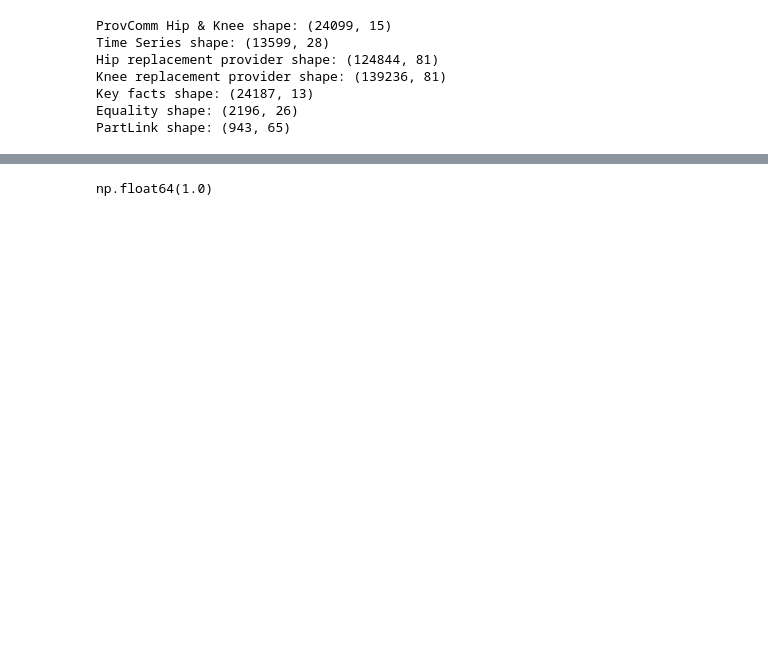
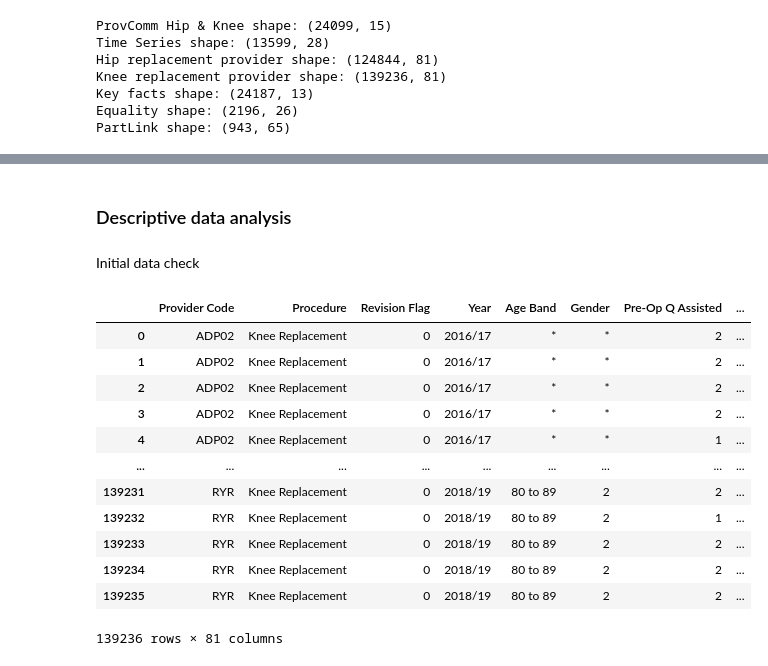
Before and after one commit to LALITAMITTAL18/EAISI-NHS, a Jupyter notebook: data/UnderstandingData/Gino.ipynb, the cells around one changed output, grey strips where cells are left out. Drawn from its saved outputs; the diff is of its cells as text; code cells hidden in the pictures; blank space fills up the shorter version.

Commit message:
Descriptive analyses done on dataset

```diff
--- a/data/UnderstandingData/Gino.ipynb
+++ b/data/UnderstandingData/Gino.ipynb
@@ -145,21 +116,0 @@ Values (up to 139236): [28.123754   39.59274967 40.25078924 ... 35.84346766 37.1
-# %%
-columns_to_fix = ["Cancer", "Circulation", "Depression", "Diabetes", "Arthritis", "Heart Disease", "High Bp", "Kidney Disease", "Lung Disease", "Liver Disease", "Nervous System", "Stroke"]
-
-df_Tbl_Knee_Replacement_Provider[columns_to_fix] = df_Tbl_Knee_Replacement_Provider[columns_to_fix].replace(9, 0)
-df_Tbl_Knee_Replacement_Provider_cleaned = df_Tbl_Knee_Replacement_Provider.replace(9, pd.NA).replace("*", pd.NA)
-
-Missing_Values = (pd.DataFrame({
-    'Data_type':    df_Tbl_Knee_Replacement_Provider_cleaned.select_dtypes(include= "number").dtypes,
-    'total':        df_Tbl_Knee_Replacement_Provider_cleaned.count(),
-    'Missing':      df_Tbl_Knee_Replacement_Provider_cleaned.isna().sum()
-})
-.assign(
-        complete_pct = lambda x: round(100 * ((x['total']) - x['Missing']) / (x['total']), 2)
-)
-.sort_values('complete_pct', ascending=False))
-with pd.option_context(
-    "display.max_rows", None,
-    "display.max_columns", None
-):
-
-    display(Missing_Values)
@@ -266,6 +117,20 @@ Missing_Values.to_excel(
-# %%
-df_Tbl_Knee_Replacement_Provider_cleaned["Knee Replacement EQ 5D Index Post-Op Q Predicted"].fillna("Missing").value_counts()
-
-df_Tbl_Knee_Replacement_Provider_cleaned["Knee Replacement EQ 5D Index Post-Op Q Predicted"].max()
-# %% [output]
-np.float64(1.0)
+# %% [markdown]
+### Descriptive data analysis
+# %% [markdown]
+Initial data check
+# %%
+display(df_Tbl_Knee_Replacement_Provider)
+# %% [output]
+|  | Provider Code | Procedure | Revision Flag | Year | Age Band | Gender | Pre-Op Q Assisted | ... |
+| 0 | ADP02 | Knee Replacement | 0 | 2016/17 | * | * | 2 | ... |
+| 1 | ADP02 | Knee Replacement | 0 | 2016/17 | * | * | 2 | ... |
+| 2 | ADP02 | Knee Replacement | 0 | 2016/17 | * | * | 2 | ... |
+| 3 | ADP02 | Knee Replacement | 0 | 2016/17 | * | * | 2 | ... |
+| 4 | ADP02 | Knee Replacement | 0 | 2016/17 | * | * | 1 | ... |
+| ... | ... | ... | ... | ... | ... | ... | ... | ... |
+| 139231 | RYR | Knee Replacement | 0 | 2018/19 | 80 to 89 | 2 | 2 | ... |
+| 139232 | RYR | Knee Replacement | 0 | 2018/19 | 80 to 89 | 2 | 1 | ... |
+| 139233 | RYR | Knee Replacement | 0 | 2018/19 | 80 to 89 | 2 | 2 | ... |
+| 139234 | RYR | Knee Replacement | 0 | 2018/19 | 80 to 89 | 2 | 2 | ... |
+| 139235 | RYR | Knee Replacement | 0 | 2018/19 | 80 to 89 | 2 | 2 | ... |
+139236 rows × 81 columns
```
Also changed, not shown: parts of 40 cells of this notebook.
